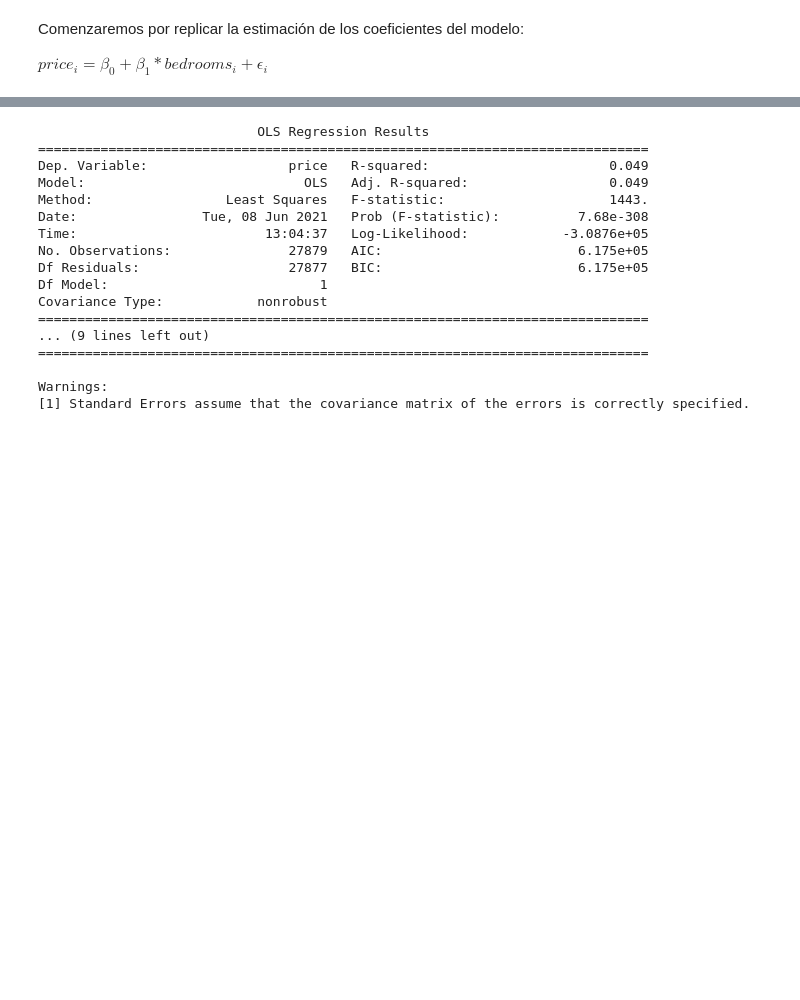
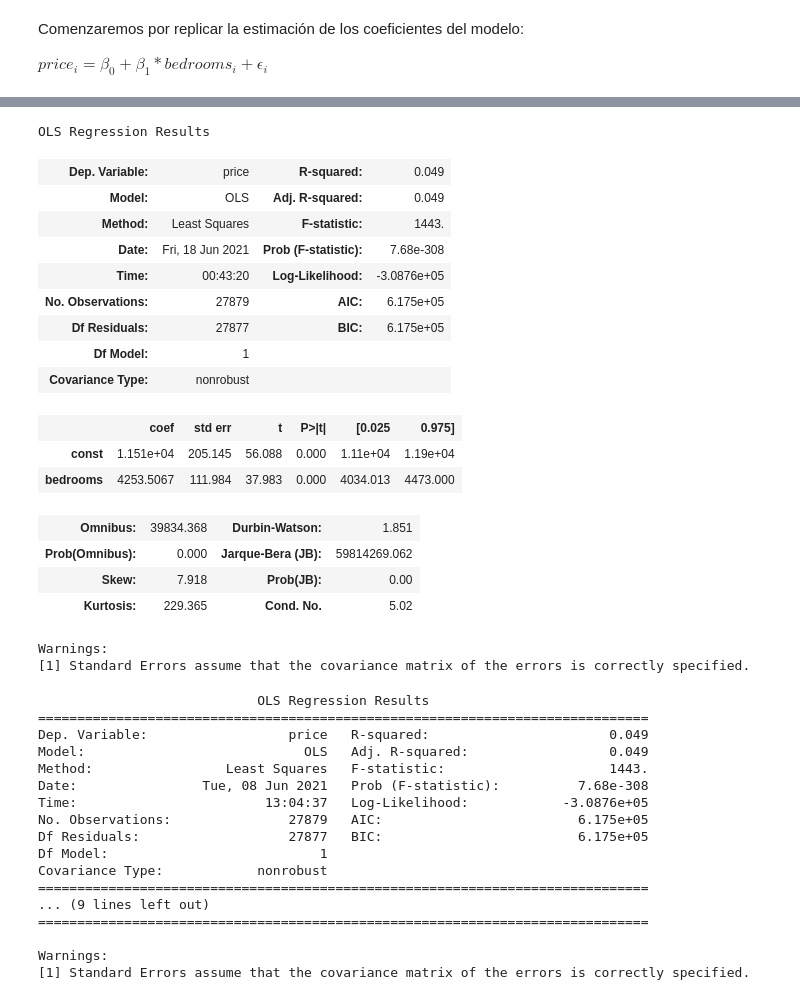
Before and after one commit to rpasquini/metodos_cuantitativos_2021, a Jupyter notebook: OLS_2_Ajuste_Propiedades_Test_de_Hipótesis.ipynb, the cells around one changed output, grey strips where cells are left out. Saved outputs shown, nothing was run; the diff lists cells and outputs as text; code cells hidden in the pictures; blank space fills up the shorter version.

```diff
--- a/OLS_2_Ajuste_Propiedades_Test_de_Hipótesis.ipynb
+++ b/OLS_2_Ajuste_Propiedades_Test_de_Hipótesis.ipynb
@@ -71 +136,23 @@ resultados=modelo.fit()
+# %%
+resultados.summary()
+# %% [output]
+OLS Regression Results
+| Dep. Variable: | price | R-squared: | 0.049 |
+| Model: | OLS | Adj. R-squared: | 0.049 |
+| Method: | Least Squares | F-statistic: | 1443. |
+| Date: | Fri, 18 Jun 2021 | Prob (F-statistic): | 7.68e-308 |
+| Time: | 00:43:20 | Log-Likelihood: | -3.0876e+05 |
+| No. Observations: | 27879 | AIC: | 6.175e+05 |
+| Df Residuals: | 27877 | BIC: | 6.175e+05 |
+| Df Model: | 1 |  |  |
+| Covariance Type: | nonrobust |  |  |
+|  | coef | std err | t | P>|t| | [0.025 | 0.975] |
+| const | 1.151e+04 | 205.145 | 56.088 | 0.000 | 1.11e+04 | 1.19e+04 |
+| bedrooms | 4253.5067 | 111.984 | 37.983 | 0.000 | 4034.013 | 4473.000 |
+| Omnibus: | 39834.368 | Durbin-Watson: | 1.851 |
+| Prob(Omnibus): | 0.000 | Jarque-Bera (JB): | 59814269.062 |
+| Skew: | 7.918 | Prob(JB): | 0.00 |
+| Kurtosis: | 229.365 | Cond. No. | 5.02 |
+Warnings:
+[1] Standard Errors assume that the covariance matrix of the errors is correctly specified.
 # %%
```
Also changed, not shown: parts of 23 cells of this notebook.
